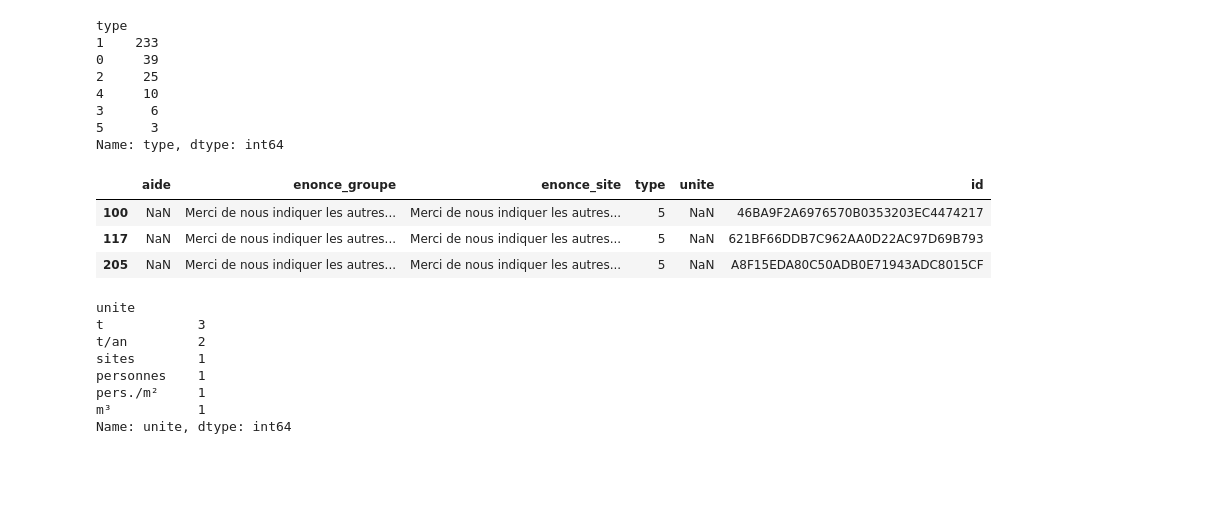
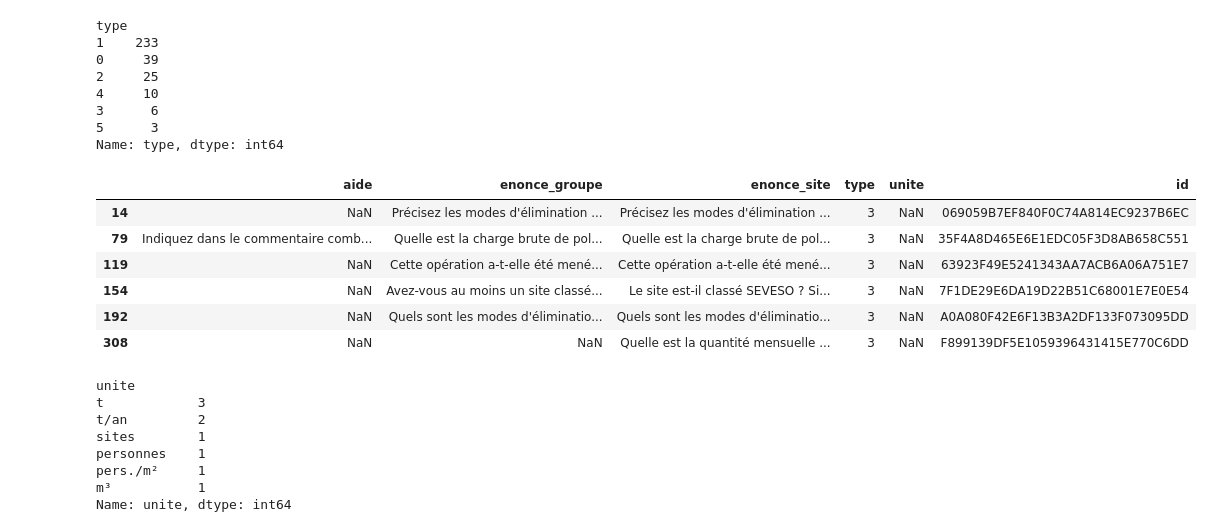
Before and after one commit to remi-vidal/StatApp, a Jupyter notebook: notebooks/decouverte_base.ipynb, the cells around one changed output. Cells and saved outputs as stored; diff of their text form; code cells hidden in the pictures; blank space fills up the shorter version.

```diff
--- a/notebooks/decouverte_base.ipynb
+++ b/notebooks/decouverte_base.ipynb
@@ -307,12 +339,15 @@ type
 5      3
 Name: type, dtype: int64
 # %%
-df_formulaire_question[df_formulaire_question["type"]==5]
+df_formulaire_question[df_formulaire_question["type"]==3]
 # %% [output]
 |  | aide | enonce_groupe | enonce_site | type | unite | id |
-| 100 | NaN | Merci de nous indiquer les autres... | Merci de nous indiquer les autres... | 5 | NaN | 46BA9F2A6976570B0353203EC4474217 |
-| 117 | NaN | Merci de nous indiquer les autres... | Merci de nous indiquer les autres... | 5 | NaN | 621BF66DDB7C962AA0D22AC97D69B793 |
-| 205 | NaN | Merci de nous indiquer les autres... | Merci de nous indiquer les autres... | 5 | NaN | A8F15EDA80C50ADB0E71943ADC8015CF |
+| 14 | NaN | Précisez les modes d'élimination ... | Précisez les modes d'élimination ... | 3 | NaN | 069059B7EF840F0C74A814EC9237B6EC |
+| 79 | Indiquez dans le commentaire comb... | Quelle est la charge brute de pol... | Quelle est la charge brute de pol... | 3 | NaN | 35F4A8D465E6E1EDC05F3D8AB658C551 |
+| 119 | NaN | Cette opération a-t-elle été mené... | Cette opération a-t-elle été mené... | 3 | NaN | 63923F49E5241343AA7ACB6A06A751E7 |
+| 154 | NaN | Avez-vous au moins un site classé... | Le site est-il classé SEVESO ? Si... | 3 | NaN | 7F1DE29E6DA19D22B51C68001E7E0E54 |
+| 192 | NaN | Quels sont les modes d'éliminatio... | Quels sont les modes d'éliminatio... | 3 | NaN | A0A080F42E6F13B3A2DF133F073095DD |
+| 308 | NaN | NaN | Quelle est la quantité mensuelle ... | 3 | NaN | F899139DF5E1059396431415E770C6DD |
 # %%
 df_formulaire_question.groupby("unite")["unite"].count().sort_values(ascending= False)
 # %% [output]
```
Also changed, not shown: parts of 16 cells of this notebook, 4 other files.
